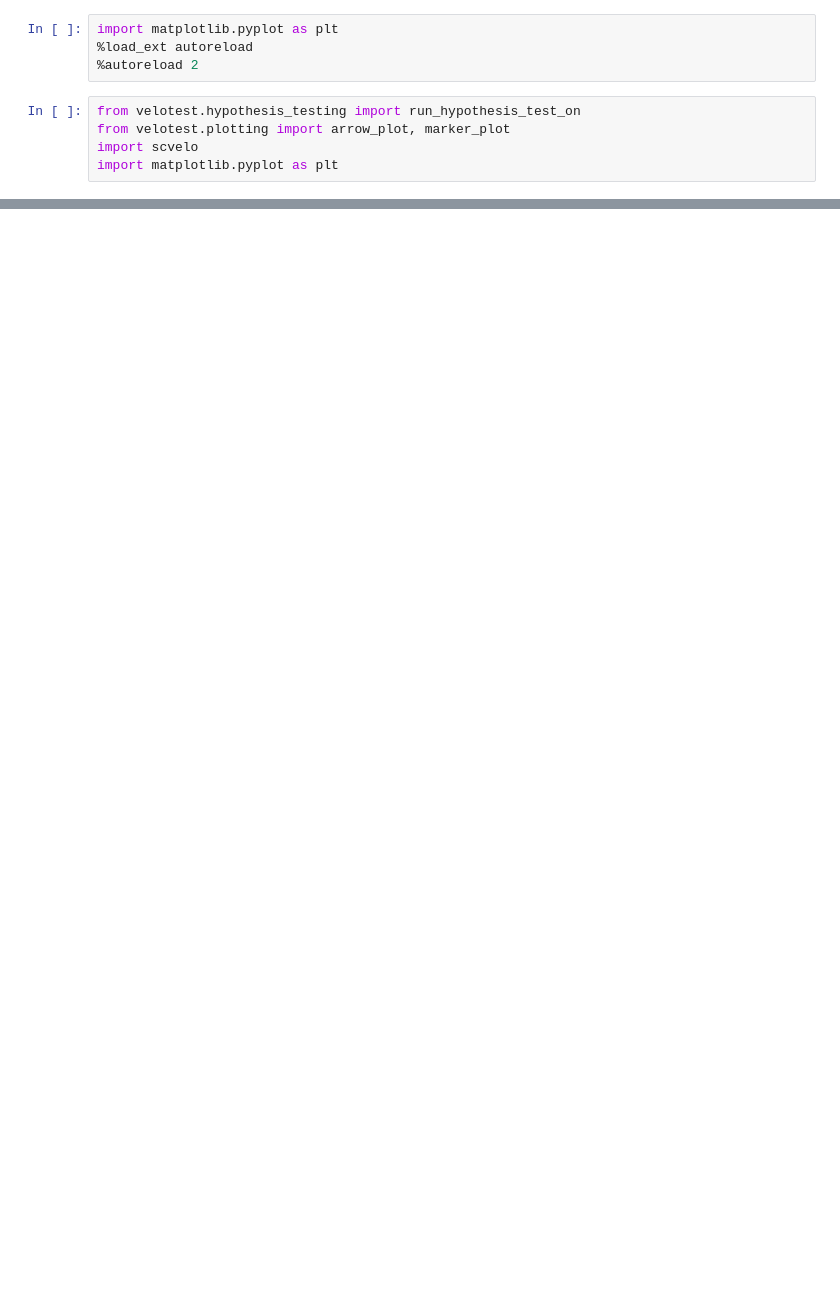
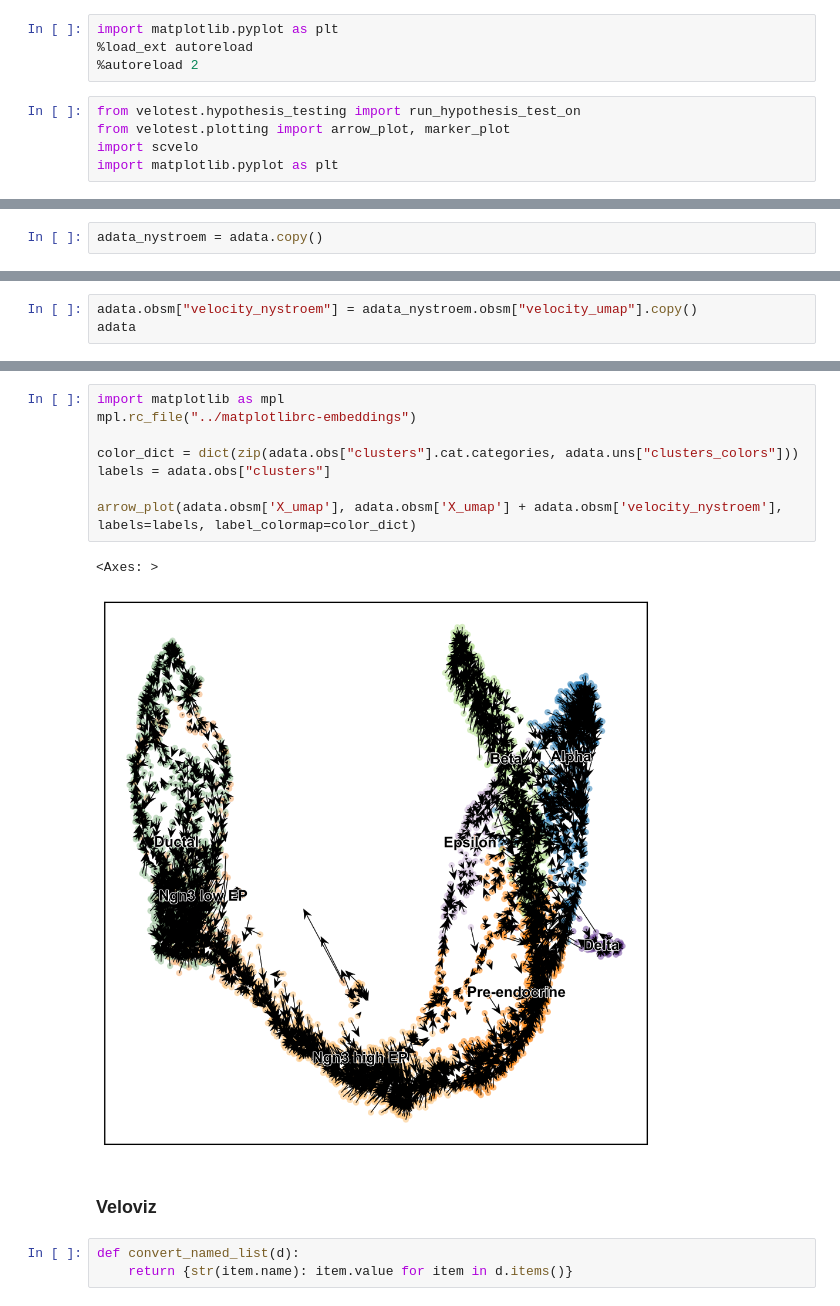
Before and after one commit to mackelab/velocity-hypothesis-test, a Jupyter notebook: notebooks/fig1_pancreas-single_test.ipynb, the cells around one changed output, grey strips where cells are left out. Cells and saved outputs as stored; diff of their text form; blank space fills up the shorter version.

Commit message:
Add nystroem and veloviz; veloviz not quite right

```diff
--- a/notebooks/fig1_pancreas-single_test.ipynb
+++ b/notebooks/fig1_pancreas-single_test.ipynb
@@ -94,0 +68,2 @@ plt.savefig("fig/04_demo-uniformity_histogram-same_y.pdf", dpi=450, transparent=
+# %%
+adata_nystroem = adata.copy()
@@ -94,0 +94,3 @@ plt.savefig("fig/04_demo-uniformity_histogram-same_y.pdf", dpi=450, transparent=
+# %%
+adata.obsm["velocity_nystroem"] = adata_nystroem.obsm["velocity_umap"].copy()
+adata
@@ -94,0 +105,16 @@ plt.savefig("fig/04_demo-uniformity_histogram-same_y.pdf", dpi=450, transparent=
+# %%
+import matplotlib as mpl
+mpl.rc_file("../matplotlibrc-embeddings")
+
+color_dict = dict(zip(adata.obs["clusters"].cat.categories, adata.uns["clusters_colors"]))
+labels = adata.obs["clusters"]
+
+arrow_plot(adata.obsm['X_umap'], adata.obsm['X_umap'] + adata.obsm['velocity_nystroem'], labels=labels, label_colormap=color_dict)
+# %% [output]
+<Axes: >
+[figure, added]
+# %% [markdown]
+### Veloviz
+# %%
+def convert_named_list(d):
+    return {str(item.name): item.value for item in d.items()}
```
Also changed, not shown: parts of 31 cells of this notebook.
